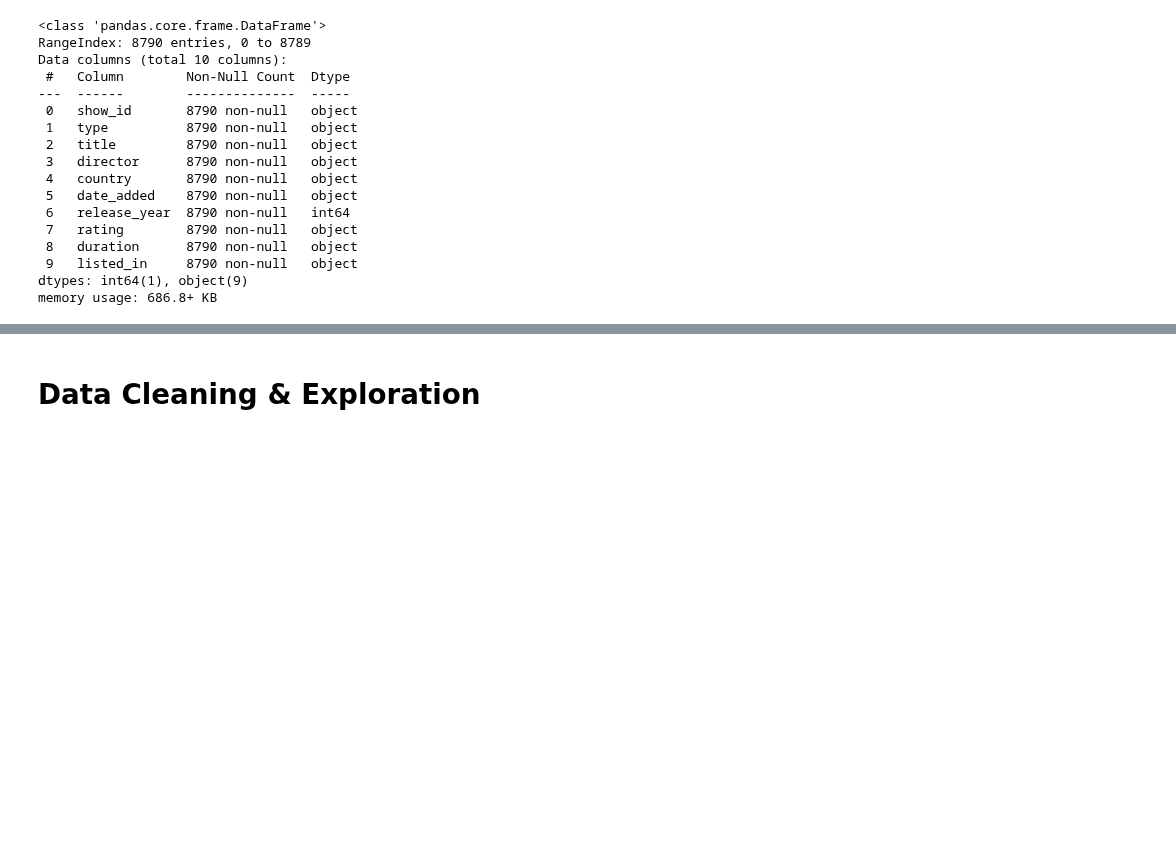
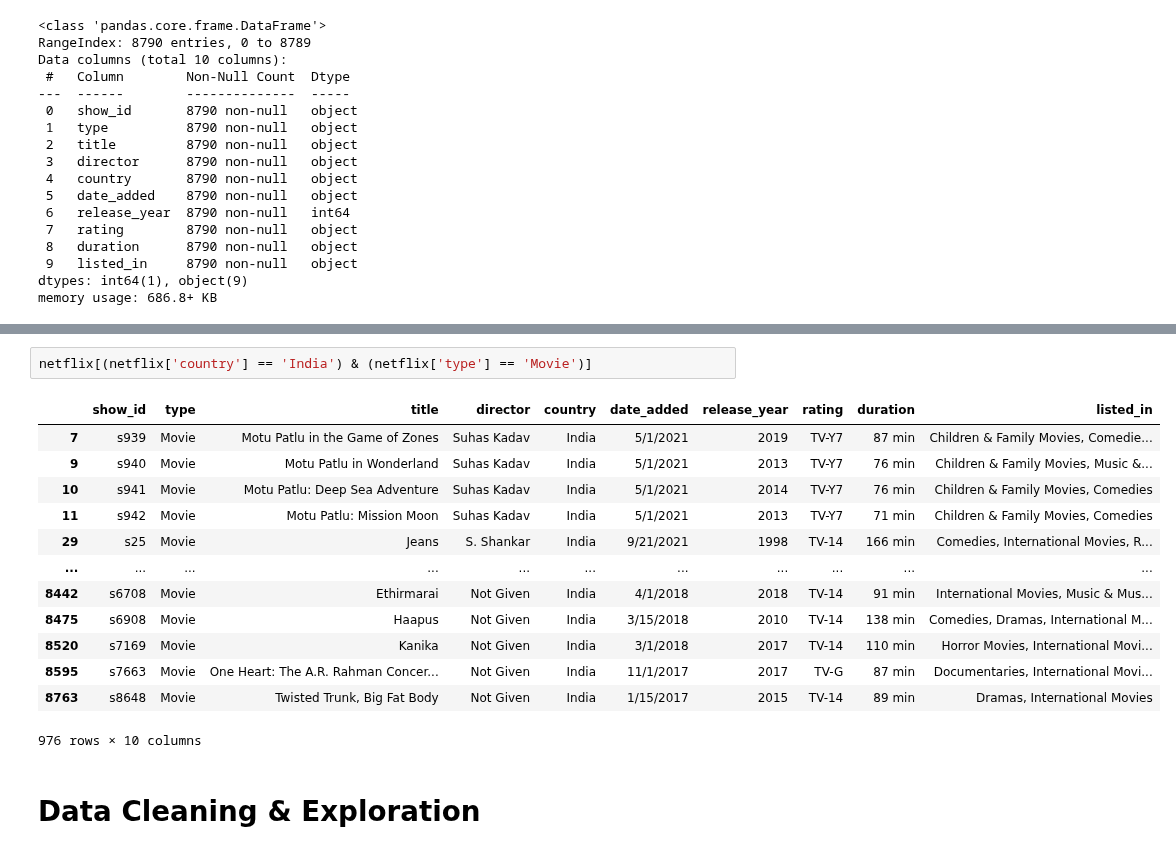
Before and after one commit to yigaai/StoryTelling_with_Data_myTelescope, a Jupyter notebook: netflix-data-analysis.ipynb, the cells around one changed output, grey strips where cells are left out. Cells and saved outputs as stored; diff of their text form; blank space fills up the shorter version.

Commit message:
Kaggle Notebook | Netflix_Data_visualization_Practice | Netflix_Data_Analysis

```diff
--- a/netflix-data-analysis.ipynb
+++ b/netflix-data-analysis.ipynb
@@ -76,3 +152,19 @@ netflix.head(10)
+# %%
+netflix[(netflix['country'] == 'India') & (netflix['type'] == 'Movie')]
+# %% [output]
+|  | show_id | type | title | director | country | date_added | release_year | rating | duration | listed_in |
+| 7 | s939 | Movie | Motu Patlu in the Game of Zones | Suhas Kadav | India | 5/1/2021 | 2019 | TV-Y7 | 87 min | Children & Family Movies, Comedie... |
+| 9 | s940 | Movie | Motu Patlu in Wonderland | Suhas Kadav | India | 5/1/2021 | 2013 | TV-Y7 | 76 min | Children & Family Movies, Music &... |
+| 10 | s941 | Movie | Motu Patlu: Deep Sea Adventure | Suhas Kadav | India | 5/1/2021 | 2014 | TV-Y7 | 76 min | Children & Family Movies, Comedies |
+| 11 | s942 | Movie | Motu Patlu: Mission Moon | Suhas Kadav | India | 5/1/2021 | 2013 | TV-Y7 | 71 min | Children & Family Movies, Comedies |
+| 29 | s25 | Movie | Jeans | S. Shankar | India | 9/21/2021 | 1998 | TV-14 | 166 min | Comedies, International Movies, R... |
+| ... | ... | ... | ... | ... | ... | ... | ... | ... | ... | ... |
+| 8442 | s6708 | Movie | Ethirmarai | Not Given | India | 4/1/2018 | 2018 | TV-14 | 91 min | International Movies, Music & Mus... |
+| 8475 | s6908 | Movie | Haapus | Not Given | India | 3/15/2018 | 2010 | TV-14 | 138 min | Comedies, Dramas, International M... |
+| 8520 | s7169 | Movie | Kanika | Not Given | India | 3/1/2018 | 2017 | TV-14 | 110 min | Horror Movies, International Movi... |
+| 8595 | s7663 | Movie | One Heart: The A.R. Rahman Concer... | Not Given | India | 11/1/2017 | 2017 | TV-G | 87 min | Documentaries, International Movi... |
+| 8763 | s8648 | Movie | Twisted Trunk, Big Fat Body | Not Given | India | 1/15/2017 | 2015 | TV-14 | 89 min | Dramas, International Movies |
+976 rows × 10 columns
 # %% [markdown]
  # **Data Cleaning & Exploration**
 # %% [markdown]
```
Also changed, not shown: parts of 14 cells of this notebook.
